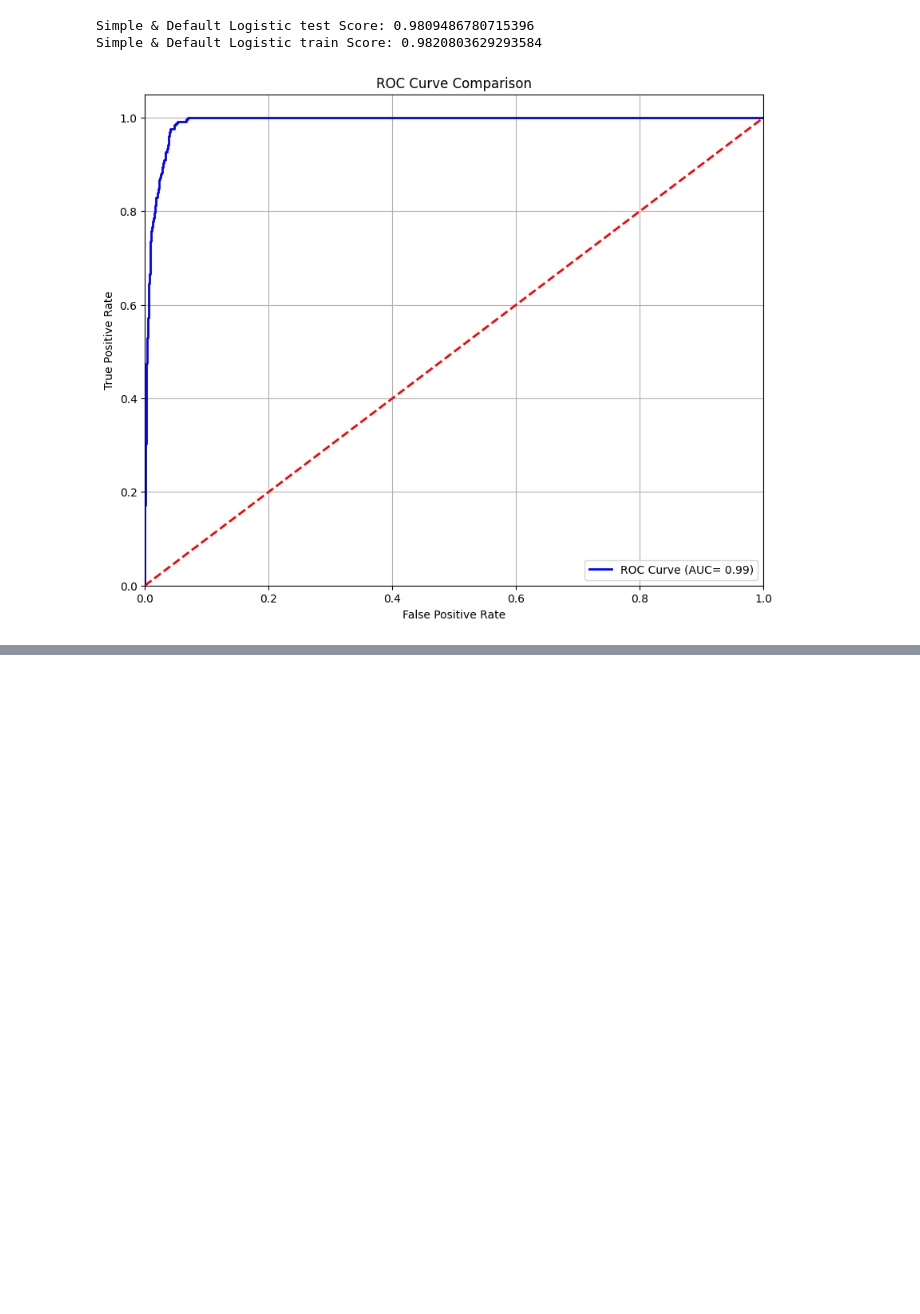
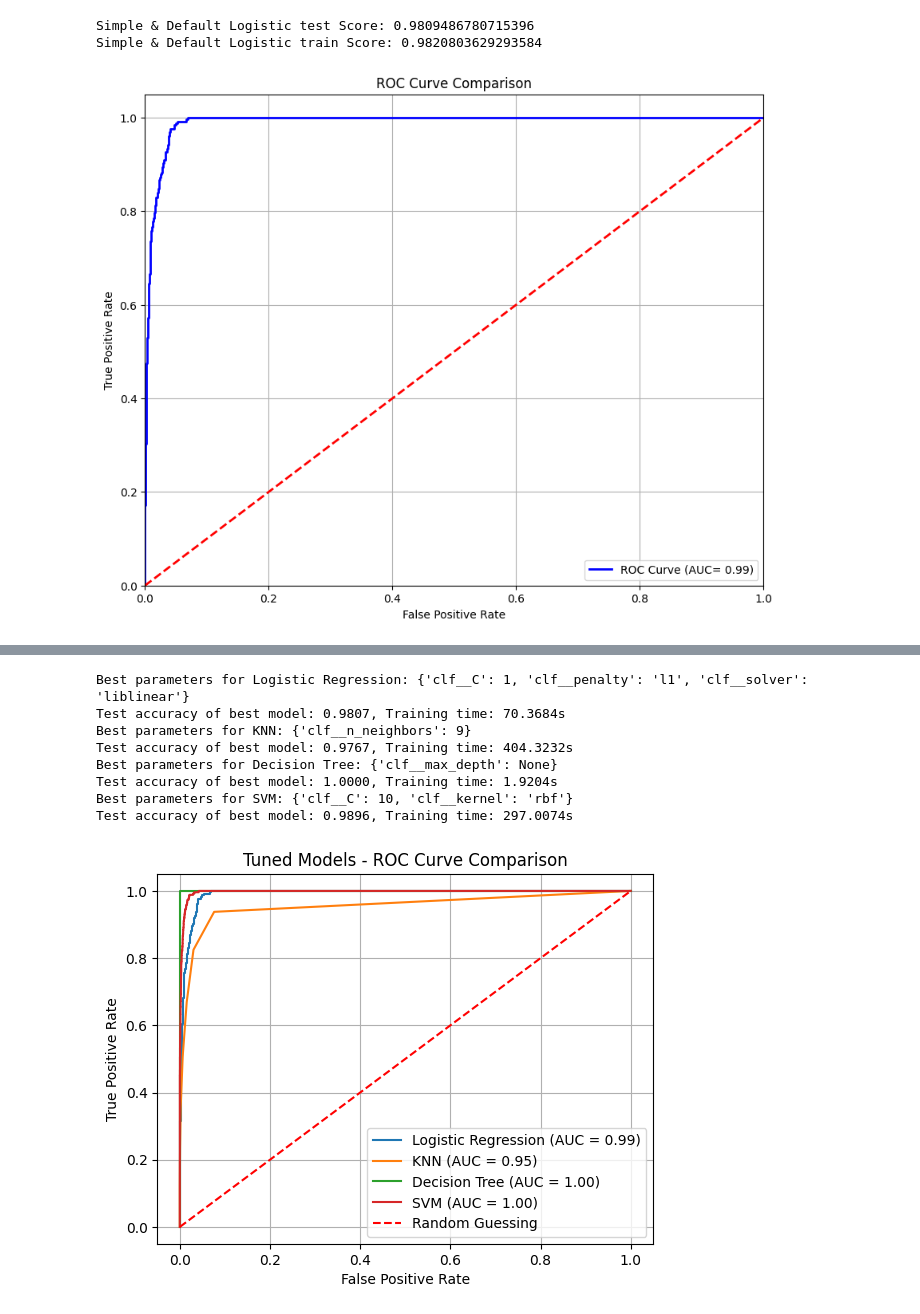
Before and after one commit to SatishKV/UCB-capstone-CreditRisk, a Jupyter notebook: loan_credit_risk_model.ipynb, the cells around one changed output, grey strips where cells are left out. Drawn from its saved outputs; the diff is of its cells as text; code cells hidden in the pictures; blank space fills up the shorter version.

```diff
--- a/loan_credit_risk_model.ipynb
+++ b/loan_credit_risk_model.ipynb
@@ -214,0 +224,64 @@ SVM: Training time: 20.6393s, Training accuracy: 0.9923
+# %%
+# Define parameter grids for hyperparameter tuning
+param_grids = {
+    'Logistic Regression': {'clf__C': [0.1, 1, 10], 'clf__penalty': ['l1', 'l2'],'clf__solver':['liblinear']},
+    'KNN': {'clf__n_neighbors': [3, 5, 7,9]},
+    'Decision Tree': {'clf__max_depth': [None, 5, 10, 20]},
+    'SVM': {'clf__C': [ 1, 10], 'clf__kernel': ['linear', 'rbf']}
+}
+
+# Create an empty list to store individual DataFrames
+tuned_dfs = []
+
+# Perform hyperparameter tuning with GridSearchCV
+for name, clf in classifiers.items():
+    pipe = Pipeline([('preprocessor', preprocessor), ('clf', clf)])
+    grid_param = param_grids[name]
+    start_time = time.time()
+    grid_search = GridSearchCV(pipe, param_grid=grid_param, cv=5,scoring='accuracy')
+    grid_search.fit(X_train, y_train)
+    fit_time = time.time() - start_time
+    print(f"Best parameters for {name}: {grid_search.best_params_}")
+
+    # Evaluate best model on test set
+    best_model = grid_search.best_estimator_
+    tuned_train_score = grid_search.best_score_
+    # Evaluate best model on test set
+    tuned_test_accuracy_best = best_model.score(X_test, y_test)
+    print(f"Test accuracy of best model: {tuned_test_accuracy_best:.4f}, Training time: {fit_time:.4f}s")
+    # Evaluate test accuracy
+    #test_accuracy_best = best_model.score(X_test, y_test)
+    tuned_model_df = pd.DataFrame({'Tuned Model': name, 'Train Time': fit_time,
+                                   'Train Accuracy': tuned_train_score,
+                                   'Test Accuracy': tuned_test_accuracy_best}, index=[0])
+    tuned_dfs.append(tuned_model_df)
+
+    #Predict probabilities on test set
+    probas = grid_search.predict_proba(X_test)
+
+    #Calculate ROC Curve and AUC
+    fpr, tpr, thresholds = roc_curve(y_test,probas[:,1])
+    roc_auc = auc(fpr,tpr)
+
+    #Plot ROC curve
+    plt.plot(fpr, tpr, label=f'{name} (AUC = {roc_auc:.2f})')
+
+# Plot ROC curve for random guessing (baseline)
+plt.plot([0, 1], [0, 1], linestyle='--', color='r', label='Random Guessing')
+
+plt.xlabel('False Positive Rate')
+plt.ylabel('True Positive Rate')
+plt.title('Tuned Models - ROC Curve Comparison')
+plt.legend()
+plt.grid(True)
+plt.show()
+# %% [output]
+Best parameters for Logistic Regression: {'clf__C': 1, 'clf__penalty': 'l1', 'clf__solver': 'liblinear'}
+Test accuracy of best model: 0.9807, Training time: 70.3684s
+Best parameters for KNN: {'clf__n_neighbors': 9}
+Test accuracy of best model: 0.9767, Training time: 404.3232s
+Best parameters for Decision Tree: {'clf__max_depth': None}
+Test accuracy of best model: 1.0000, Training time: 1.9204s
+Best parameters for SVM: {'clf__C': 10, 'clf__kernel': 'rbf'}
+Test accuracy of best model: 0.9896, Training time: 297.0074s
+[figure, added]
```
Also changed, not shown: parts of 4 cells of this notebook.
